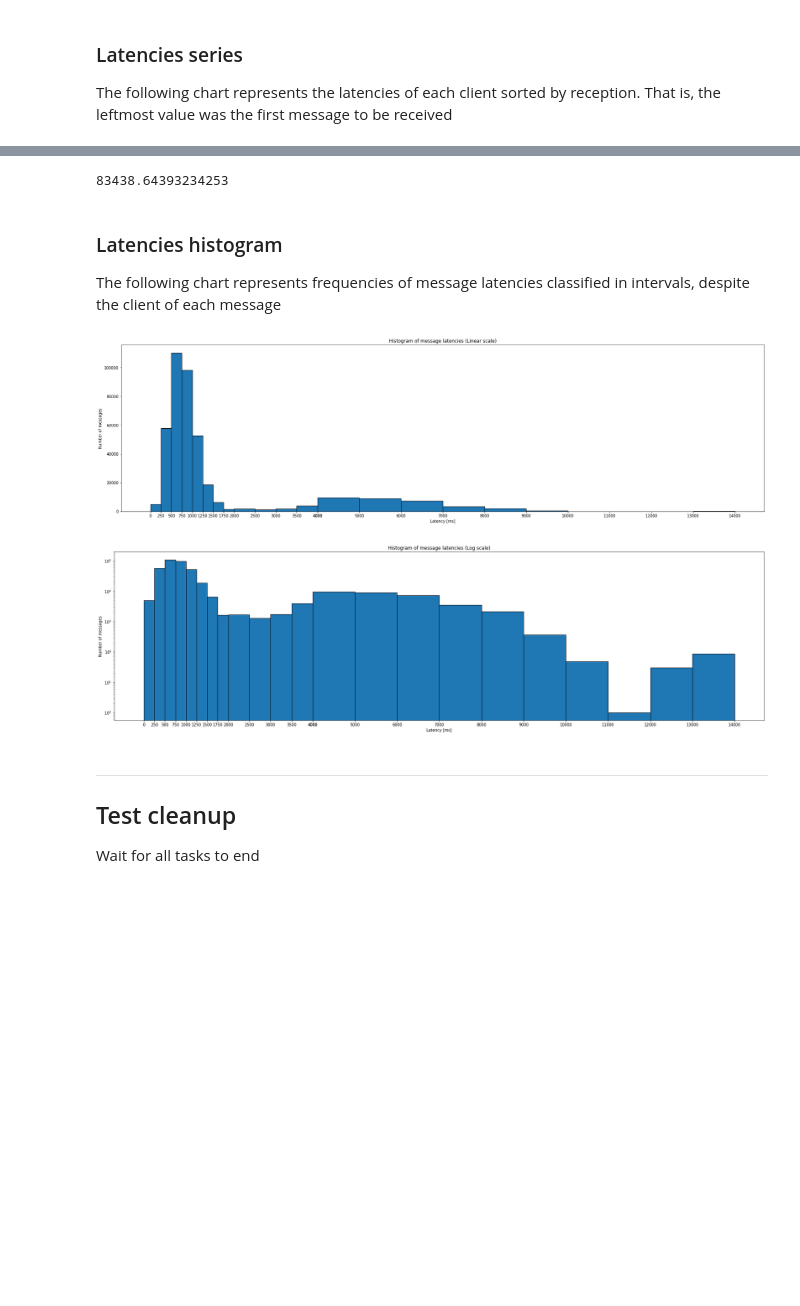
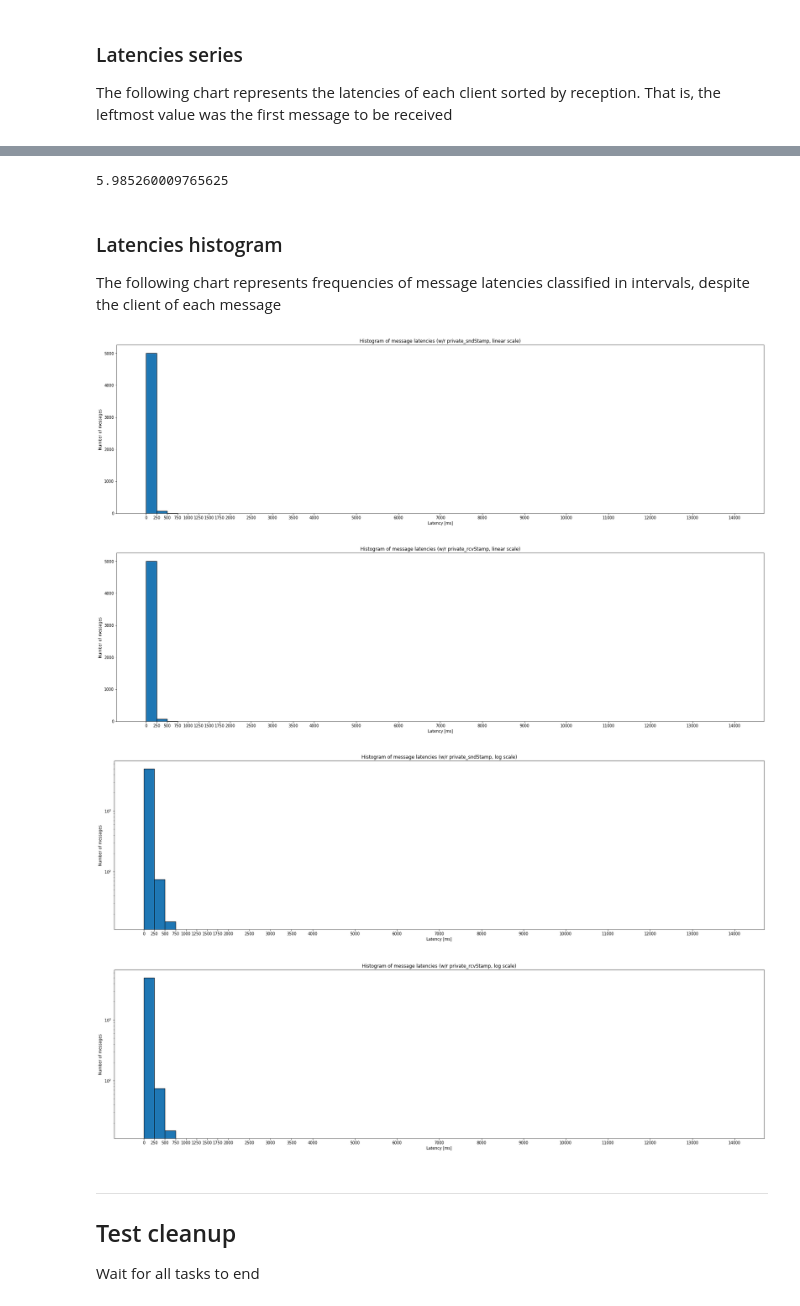
Before and after one commit to lsst-ts/LOVE-integration-tools, a Jupyter notebook: jupyter/stress_test.ipynb, the cells around one changed output, grey strips where cells are left out. Cells and saved outputs as stored; diff of their text form; code cells hidden in the pictures; blank space fills up the shorter version.

Commit message:
Show latencies with rcv and snd timestamps

```diff
--- a/jupyter/stress_test.ipynb
+++ b/jupyter/stress_test.ipynb
@@ -15,8 +15,8 @@ manager_location = 'love-manager:8000'
 # Change to line below when running from live environment
 # manager_location = 'love-manager-mount:8000'
 
-N_CLIENTS = 50 # Number of clients to simulate
-N_EMITTERS = 50 # Number of emitters that will send messages
+N_CLIENTS = 5 # Number of clients to simulate
+N_EMITTERS = 5 # Number of emitters that will send messages
 N_EMITTER_COMMANDS = 50 # Number of commands that each emitter will run
 # %% [markdown]
 ---
@@ -136,6 +136,7 @@ class clientInstance:
 
     def __init__(self):
         self.latencies = []
+        self.rcv_latencies = []
         self.websocket_url = ''
         self.received_messages = 0
 
@@ -161,7 +162,9 @@ class clientInstance:
                     self.received_messages = self.received_messages + 1
                     cur_time = Time.now().tai.datetime.timestamp()
                     snd_time = msg['data'][0]['data']['summaryState'][0]['private_sndStamp']['value']
+                    rcv_time = msg['data'][0]['data']['summaryState'][0]['private_rcvStamp']['value']
                     self.latencies.append(cur_time - snd_time)
+                    self.rcv_latencies.append(cur_time - rcv_time)
 
     async def subscribe_to_salindex(self, salindex):
         subscribe_msg = {
@@ -341,6 +326,14 @@ for l in latencies:
     plt.plot(range(len(l)), l)
 plt.ylabel('Latency [ms]')
 plt.xlabel('Message')
-plt.title('Latency per message, one line per client')
+plt.title('Latency per message (w/r to private_sndStamp), one line per client')
 plt.show()
+
+rcv_latencies = [[l*1000 for l in c.rcv_latencies] for c in clients]
+for l in rcv_latencies:
+    plt.plot(range(len(l)), l)
+plt.ylabel('Latency [ms]')
+plt.xlabel('Message')
+plt.title('Latency per message (w/r to private_rcvStamp), one line per client')
+plt.show()
 # %% [output]
@@ -348,45 +342,83 @@ plt.show()
 # %%
 import numpy as np
-sum(np.array(latencies[0])-np.array(latencies[4]))
+#sum(np.array(latencies[0])-np.array(latencies[4]))
+max_dif = -10
+for i in range(0, len(latencies)):
+    dif = np.array(latencies[i])-np.array(rcv_latencies[i])
+    m_dif = max(dif)
+    if m_dif > max_dif:
+        max_dif = m_dif
+max_dif
 # %% [output]
-83438.64393234253
+5.985260009765625
 # %% [markdown]
 ### Latencies histogram
 The following chart represents frequencies of message latencies classified in intervals, despite the client of each message
 # %%
 plt.rcParams['figure.figsize'] = [30, 8]
 all_latencies = sum(latencies, [])
+all_rcv_latencies = sum(rcv_latencies, [])
 bins = [x for x in range(0, 2000, 250)] + [x for x in range(2000, 4000, 500)] + [x for x in range(4000, 15000, 1000)]
 plt.hist(
     all_latencies,
     bins=bins,
     density=False,
     histtype='bar',
     edgecolor='k',
     log=False,
 )
 plt.xticks(bins)
 plt.xlabel('Latency [ms]')
 plt.ylabel('Number of messages')
-plt.title('Histogram of message latencies (Linear scale)')
+plt.title('Histogram of message latencies (w/r private_sndStamp, linear scale)')
+plt.show()
+
+plt.hist(
+    all_rcv_latencies,
+    bins=bins,
+    density=False,
+    histtype='bar',
+    edgecolor='k',
+    log=False,
+)
+plt.xticks(bins)
+plt.xlabel('Latency [ms]')
+plt.ylabel('Number of messages')
+plt.title('Histogram of message latencies (w/r private_rcvStamp, linear scale)')
 plt.show()
 
 plt.hist(
     all_latencies,
     bins=bins,
     density=False,
     histtype='bar',
     edgecolor='k',
     log=True,
 )
 plt.xticks(bins)
 plt.xlabel('Latency [ms]')
 plt.ylabel('Number of messages')
-plt.title('Histogram of message latencies (Log scale)')
+plt.title('Histogram of message latencies (w/r private_sndStamp, log scale)')
 plt.show()
+
+plt.hist(
+    all_rcv_latencies,
+    bins=bins,
+    density=False,
+    histtype='bar',
+    edgecolor='k',
+    log=True,
+)
+plt.xticks(bins)
+plt.xlabel('Latency [ms]')
+plt.ylabel('Number of messages')
+plt.title('Histogram of message latencies (w/r private_rcvStamp, log scale)')
+plt.show()
 # %% [output]
-[figure, old version]
+[figure, new version]
-[figure, old version]
+[figure, new version]
+[figure, added]
+[figure, added]
 # %% [markdown]
 ---
 ## Test cleanup
```
Also changed, not shown: parts of 6 cells of this notebook.
